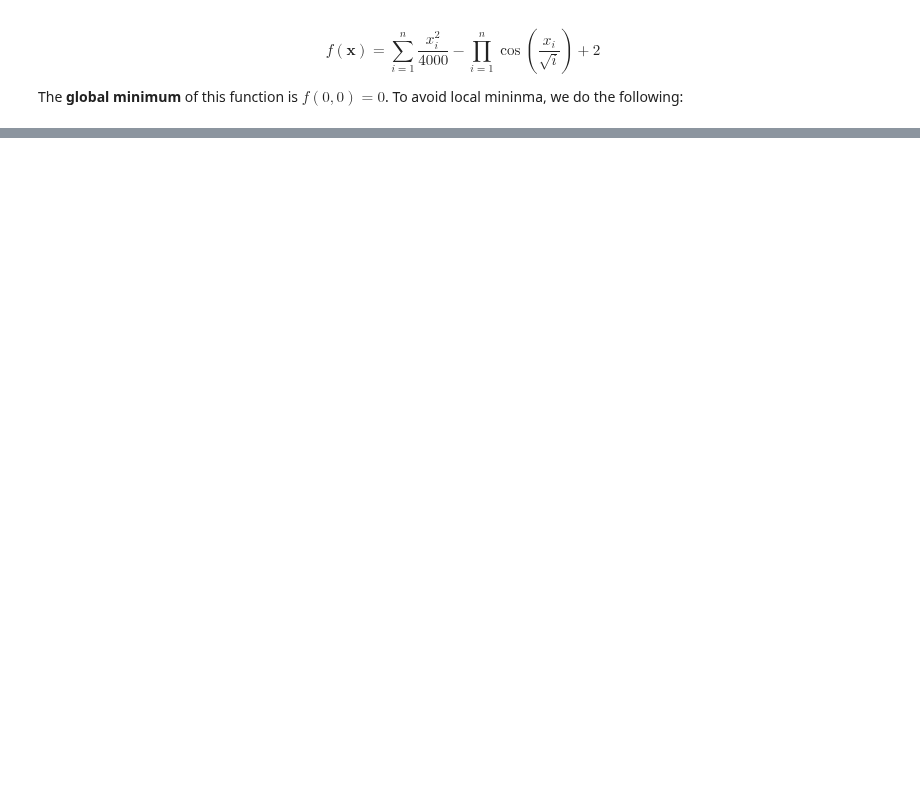
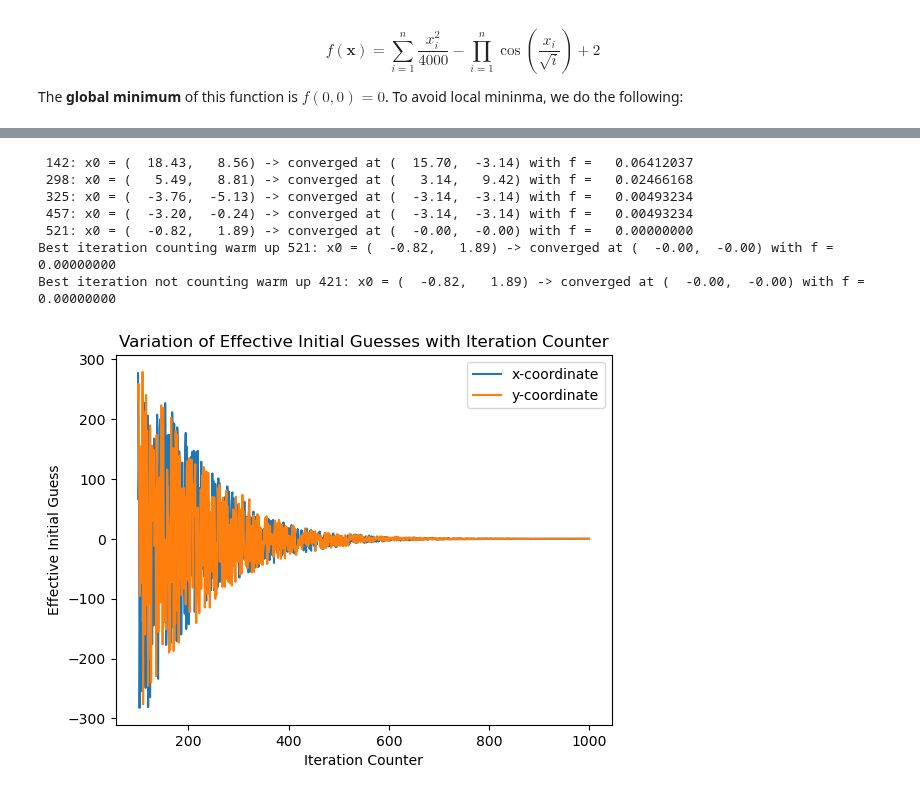
Before and after one commit to NumEconCopenhagen/projects-2023-EFS, a Jupyter notebook: examproject/q3.ipynb, the cells around one changed output, grey strips where cells are left out. Saved outputs shown, nothing was run; the diff lists cells and outputs as text; code cells hidden in the pictures; blank space fills up the shorter version.

```diff
--- a/examproject/q3.ipynb
+++ b/examproject/q3.ipynb
@@ -51,0 +50,24 @@ plt.show()
+# %%
+warmup_iterations_100 = 100
+
+result_100, initial_guesses_100 = refined_global_optimizer(bounds, tolerance, warmup_iterations_100, max_iterations)
+
+x_values_100 = [guess[0] for guess in initial_guesses_100]  # Extract the x-coordinate from each initial guess
+y_values_100 = [guess[1] for guess in initial_guesses_100]  # Extract the y-coordinate from each initial guess
+
+plt.plot(range(warmup_iterations_100, max_iterations), x_values_100, label='x-coordinate')
+plt.plot(range(warmup_iterations_100, max_iterations), y_values_100, label='y-coordinate')
+plt.xlabel('Iteration Counter')
+plt.ylabel('Effective Initial Guess')
+plt.title('Variation of Effective Initial Guesses with Iteration Counter')
+plt.legend()
+plt.show()
+# %% [output]
+ 142: x0 = (  18.43,   8.56) -> converged at (  15.70,  -3.14) with f =   0.06412037
+ 298: x0 = (   5.49,   8.81) -> converged at (   3.14,   9.42) with f =   0.02466168
+ 325: x0 = (  -3.76,  -5.13) -> converged at (  -3.14,  -3.14) with f =   0.00493234
+ 457: x0 = (  -3.20,  -0.24) -> converged at (  -3.14,  -3.14) with f =   0.00493234
+ 521: x0 = (  -0.82,   1.89) -> converged at (  -0.00,  -0.00) with f =   0.00000000
+Best iteration counting warm up 521: x0 = (  -0.82,   1.89) -> converged at (  -0.00,  -0.00) with f =   0.00000000
+Best iteration not counting warm up 421: x0 = (  -0.82,   1.89) -> converged at (  -0.00,  -0.00) with f =   0.00000000
+[figure, added]
```
Also changed, not shown: parts of 3 cells of this notebook, 1 other file.
